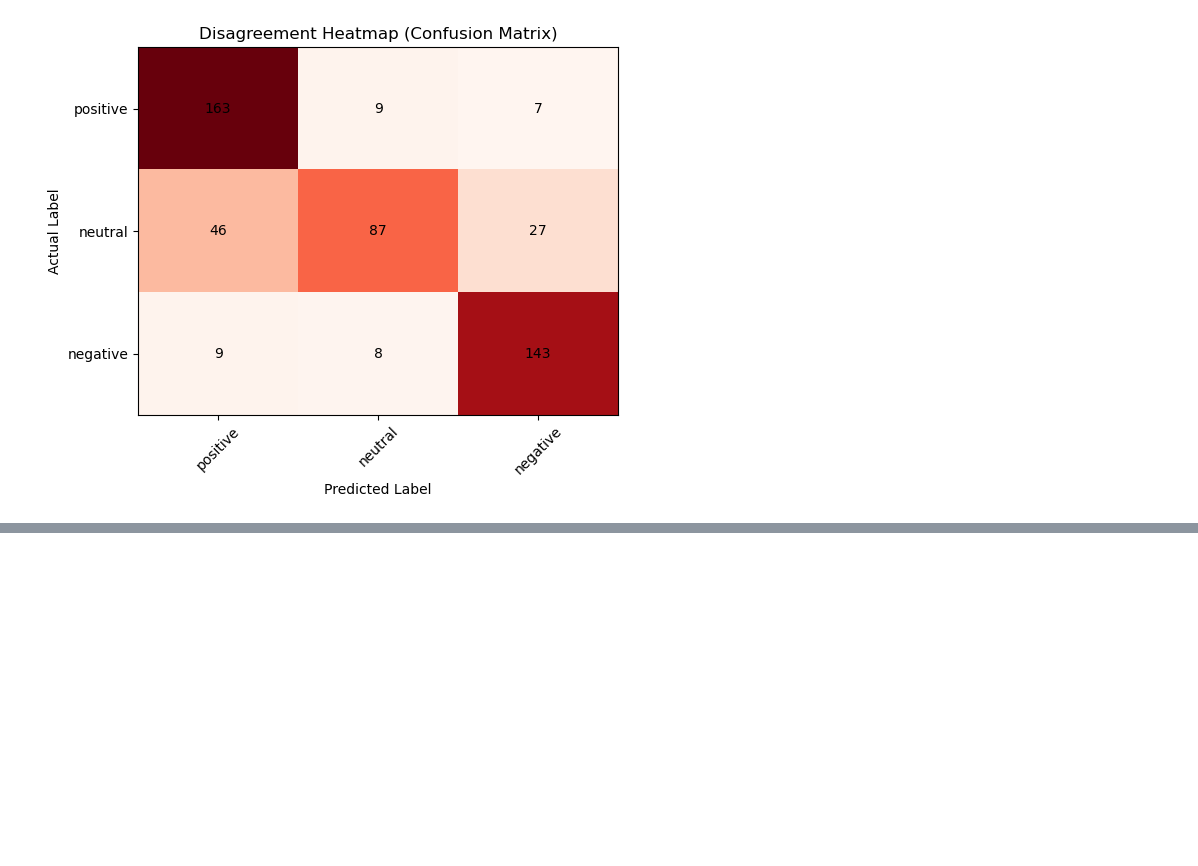
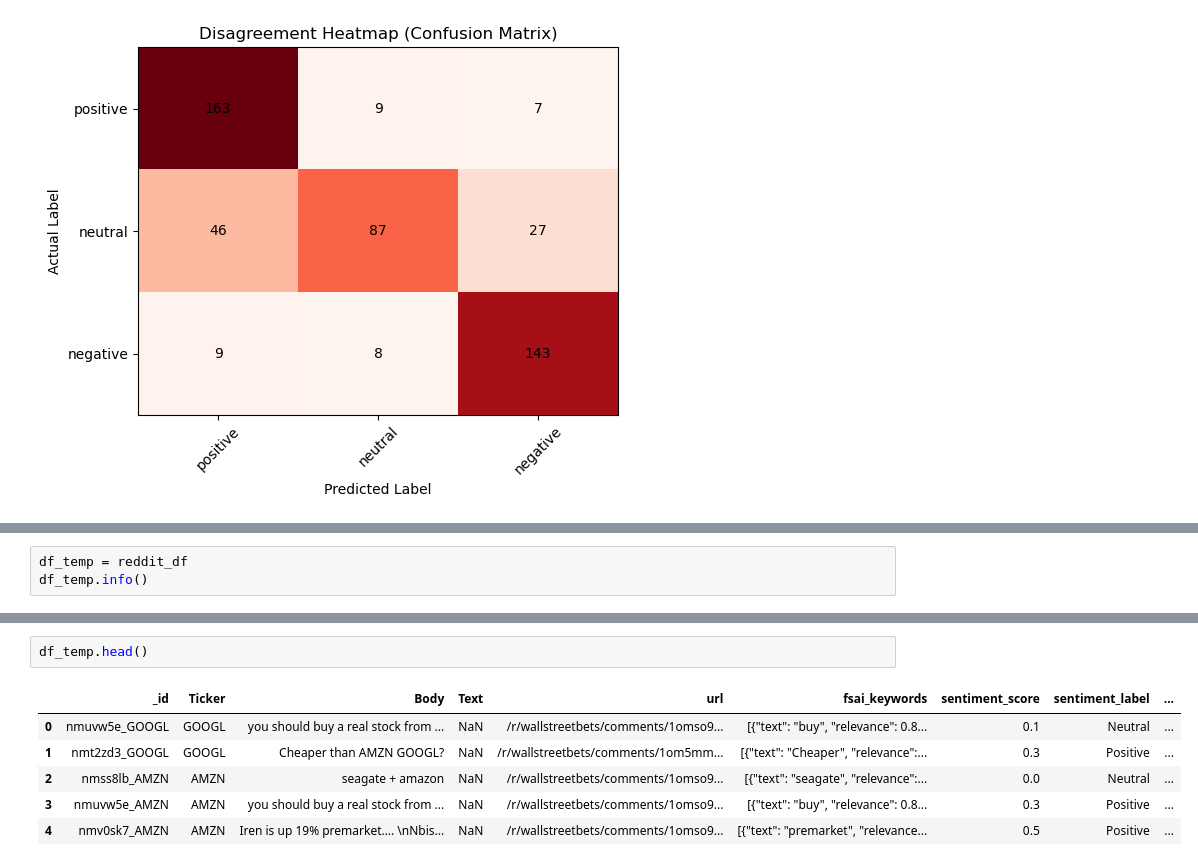
Before and after one commit to rxhxt/ema-analysis, a Jupyter notebook: emaAnalysis/evaluate_llm_models.ipynb, the cells around one changed output, grey strips where cells are left out. Drawn from its saved outputs; the diff is of its cells as text; blank space fills up the shorter version.

```diff
--- a/emaAnalysis/evaluate_llm_models.ipynb
+++ b/emaAnalysis/evaluate_llm_models.ipynb
@@ -999,0 +1026,3 @@ news_df = pd.concat([news_df, results], axis=1)
+# %%
+df_temp = reddit_df
+df_temp.info()
@@ -999,0 +1163,9 @@ news_df = pd.concat([news_df, results], axis=1)
+# %%
+df_temp.head()
+# %% [output]
+|  | _id | Ticker | Body | Text | url | fsai_keywords | sentiment_score | sentiment_label | ... |
+| 0 | nmuvw5e_GOOGL | GOOGL | you should buy a real stock from ... | NaN | /r/wallstreetbets/comments/1omso9... | [{"text": "buy", "relevance": 0.8... | 0.1 | Neutral | ... |
+| 1 | nmt2zd3_GOOGL | GOOGL | Cheaper than AMZN GOOGL? | NaN | /r/wallstreetbets/comments/1om5mm... | [{"text": "Cheaper", "relevance":... | 0.3 | Positive | ... |
+| 2 | nmss8lb_AMZN | AMZN | seagate + amazon | NaN | /r/wallstreetbets/comments/1omso9... | [{"text": "seagate", "relevance":... | 0.0 | Neutral | ... |
+| 3 | nmuvw5e_AMZN | AMZN | you should buy a real stock from ... | NaN | /r/wallstreetbets/comments/1omso9... | [{"text": "buy", "relevance": 0.8... | 0.3 | Positive | ... |
+| 4 | nmv0sk7_AMZN | AMZN | Iren is up 19% premarket…. \nNbis... | NaN | /r/wallstreetbets/comments/1omso9... | [{"text": "premarket", "relevance... | 0.5 | Positive | ... |
```
Also changed, not shown: parts of 9 cells of this notebook, 4 other files.
